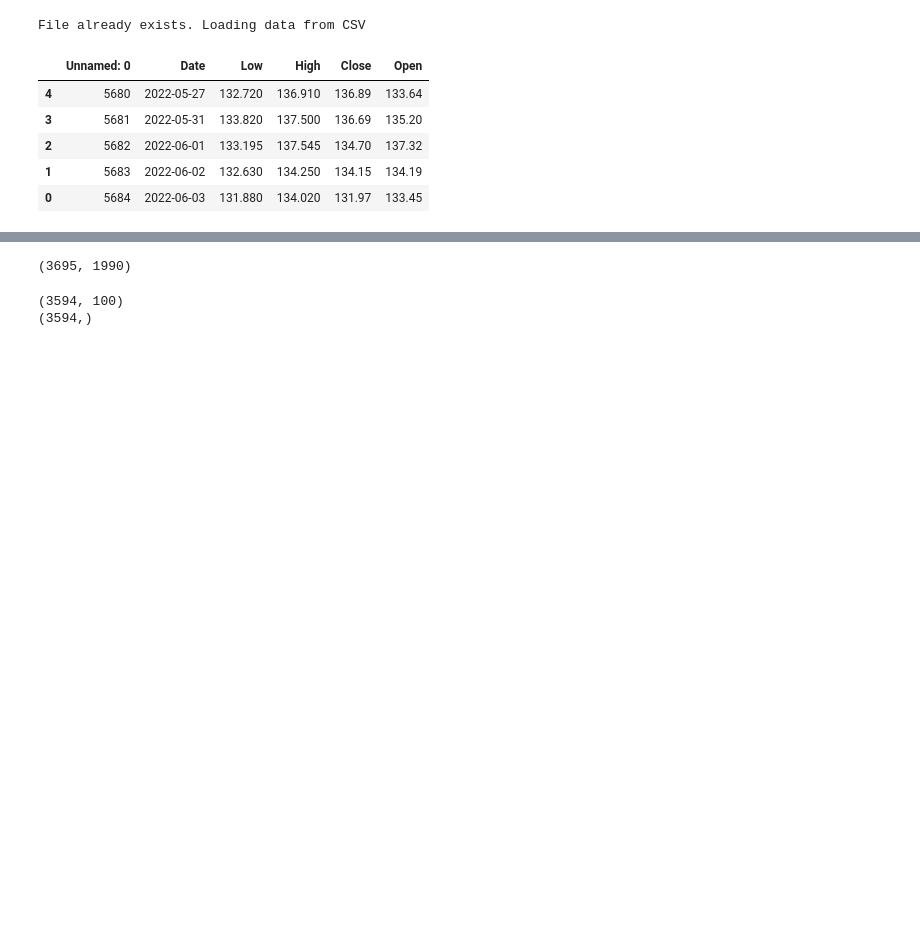
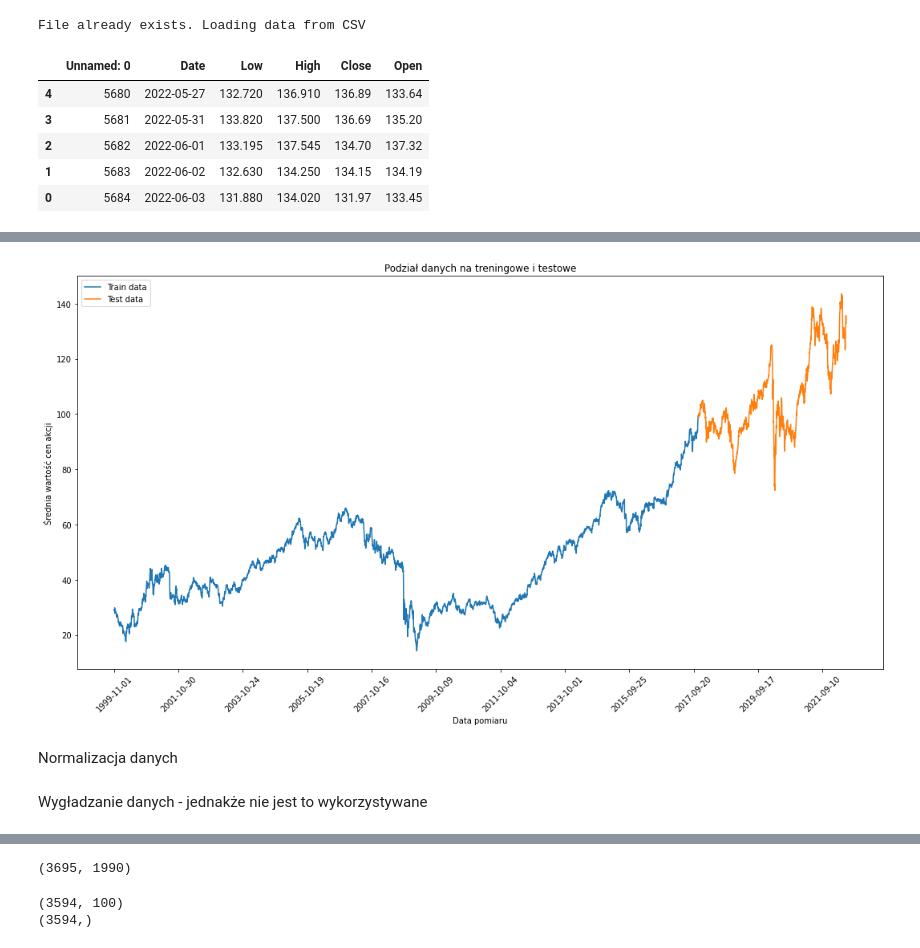
Before and after one commit to Oliwer-Krupa/Stock-market-prediction, a Jupyter notebook: Stock_market_prediction.ipynb, the cells around one changed output, grey strips where cells are left out. Drawn from its saved outputs; the diff is of its cells as text; code cells hidden in the pictures; blank space fills up the shorter version.

```diff
--- a/Stock_market_prediction.ipynb
+++ b/Stock_market_prediction.ipynb
@@ -95 +98,15 @@ test_data = mid_prices[4536:]
+# %%
+plt.figure(figsize = (18,9))
+plt.plot(mid_prices[:4536], label = "Train data")
+plt.plot(range(split_index, df.shape[0]) ,mid_prices[4536:], label = "Test data")
+plt.xticks(range(0,df.shape[0],500),df['Date'].loc[::500],rotation=45)
+plt.title("Podział danych na treningowe i testowe")
+plt.xlabel("Data pomiaru")
+plt.ylabel("Średnia wartość cen akcji")
+plt.legend()
+plt.show()
+# %% [output]
+[figure, added]
+# %% [markdown]
+Normalizacja danych
 # %%
@@ -112,6 +129,8 @@ train_data = train_data.reshape(-1)
 
 # Normalize test data
 test_data = scaler.transform(test_data).reshape(-1)
+# %% [markdown]
+Wygładzanie danych - jednakże nie jest to wykorzystywane
 # %%
 # Now perform exponential moving average smoothing
 # So the data will have a smoother curve than the original ragged data
```
Also changed, not shown: parts of 45 cells of this notebook.
